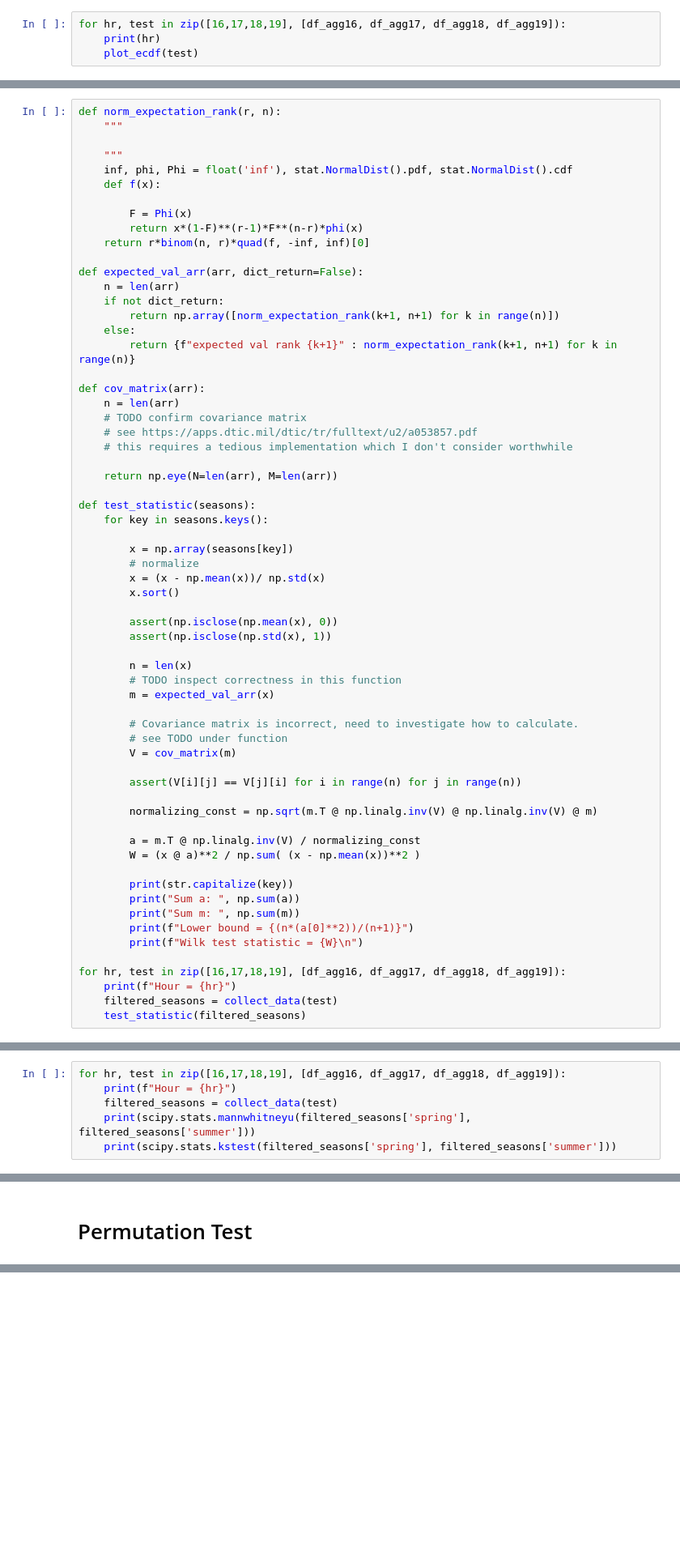
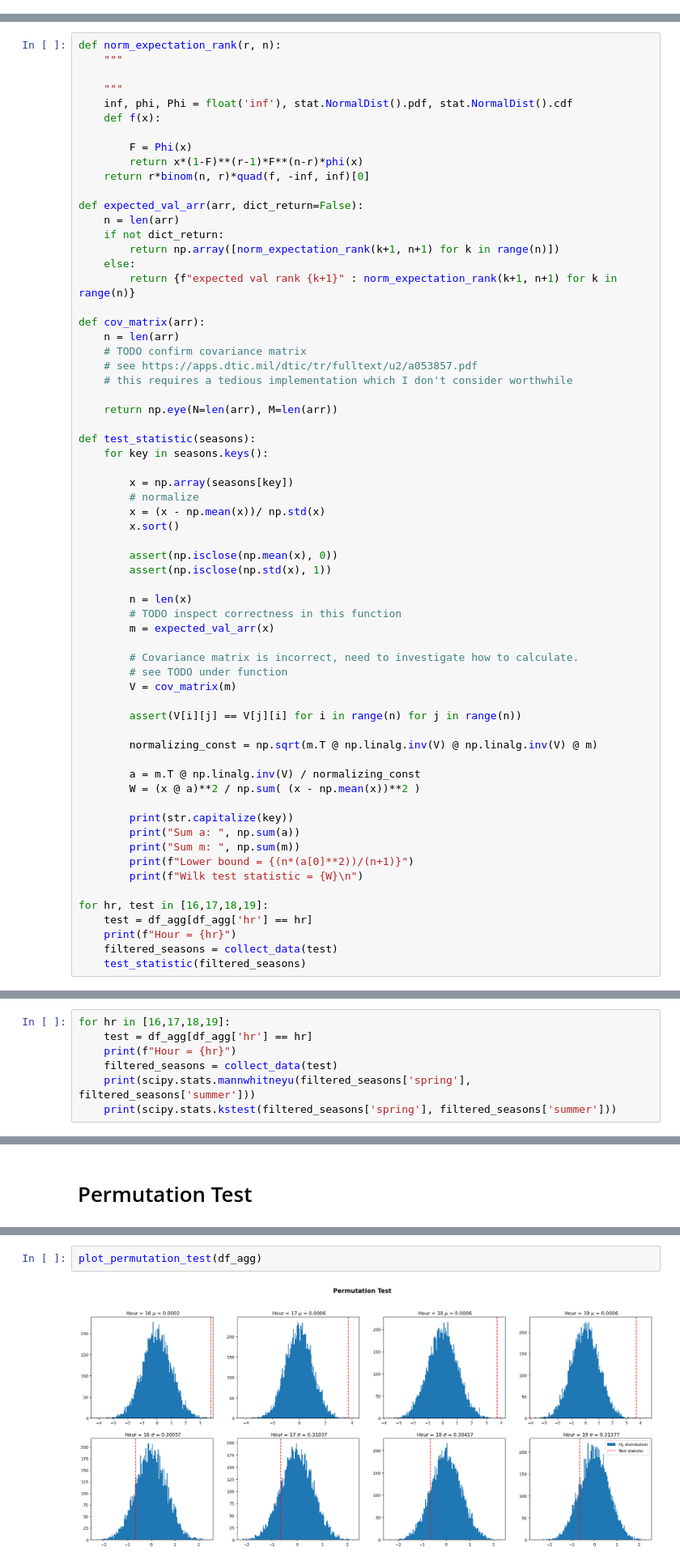
Before and after one commit to eirikbaekkelund/BikeSharing, a Jupyter notebook: develop_E.ipynb, the cells around one changed output, grey strips where cells are left out. Shown at 81% size. Cells and saved outputs as stored; diff of their text form; blank space fills up the shorter version.

Commit message:
add new tests for each hour

```diff
--- a/develop_E.ipynb
+++ b/develop_E.ipynb
@@ -291,7 +244,3 @@ def plot_ecdf(df):
 plot_qq(df_agg)
 # %% [output]
 [figure]
-# %%
-for hr, test in zip([16,17,18,19], [df_agg16, df_agg17, df_agg18, df_agg19]):
-    print(hr)
-    plot_ecdf(test)
@@ -399,7 +314,8 @@ def test_statistic(seasons):
         print(f"Lower bound = {(n*(a[0]**2))/(n+1)}")
         print(f"Wilk test statistic = {W}\n")
 
-for hr, test in zip([16,17,18,19], [df_agg16, df_agg17, df_agg18, df_agg19]):
+for hr, test in [16,17,18,19]:
+    test = df_agg[df_agg['hr'] == hr]
     print(f"Hour = {hr}")
     filtered_seasons = collect_data(test)
     test_statistic(filtered_seasons)
@@ -428,6 +344,7 @@ inspired by http://www.math.utah.edu/~davar/ps-pdf-files/Kolmogorov-Smirnov.pdf
 (To be developed)
 # %%
-for hr, test in zip([16,17,18,19], [df_agg16, df_agg17, df_agg18, df_agg19]):
+for hr in [16,17,18,19]:
+    test = df_agg[df_agg['hr'] == hr]
     print(f"Hour = {hr}")
     filtered_seasons = collect_data(test)
     print(scipy.stats.mannwhitneyu(filtered_seasons['spring'], filtered_seasons['summer']))
@@ -568,0 +461,4 @@ plot_hist_kde(df_agg_yr1)
+# %%
+plot_permutation_test(df_agg)
+# %% [output]
+[figure, added]
```
Also changed, not shown: parts of 21 cells of this notebook, 3 other files.
